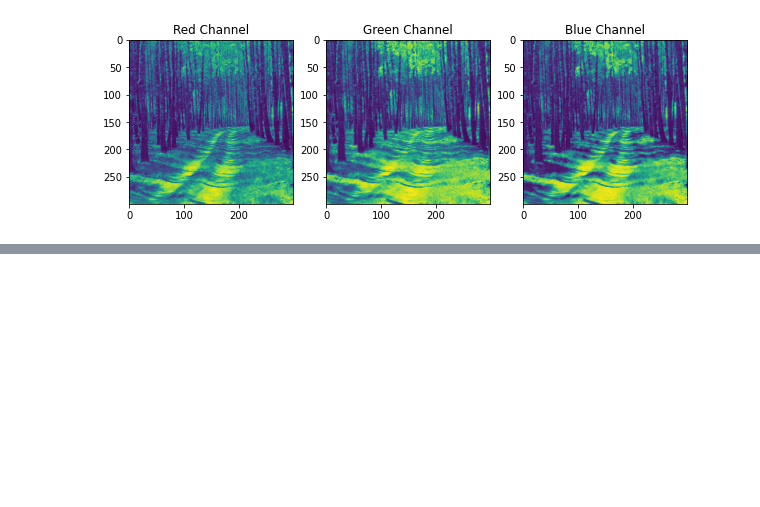
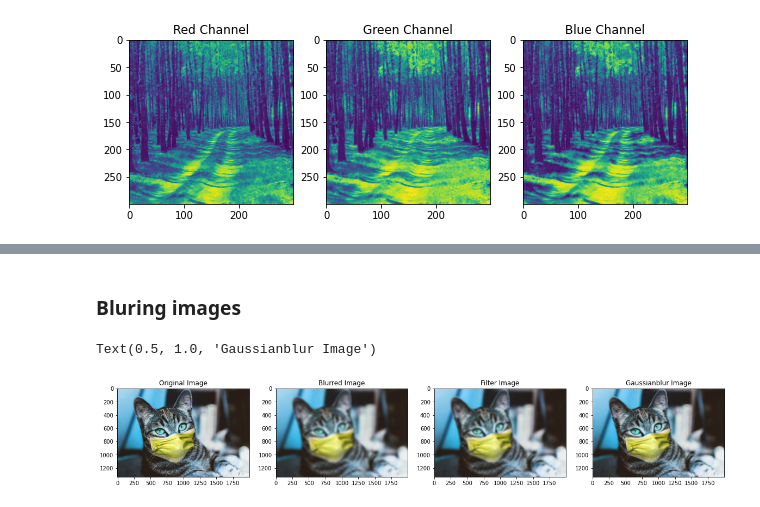
Before and after one commit to AkiaBurnett/Basic-Python, a Jupyter notebook: image_data_anaylsis.ipynb, the cells around one changed output, grey strips where cells are left out. Drawn from its saved outputs; the diff is of its cells as text; code cells hidden in the pictures; blank space fills up the shorter version.

```diff
--- a/image_data_anaylsis.ipynb
+++ b/image_data_anaylsis.ipynb
@@ -47,0 +80,28 @@ Text(0.5, 1.0, 'Blue Channel')
+# %% [markdown]
+### Bluring images
+# %%
+#blurring images
+img_blur = cv2.blur(img_cat,(40,40)) #40,40 is a a window of pixels that blur one at a time
+img_filter = cv2.boxFilter(img_cat,-5,(30,30), normalize=True)
+img_gaussianfilter = cv2.GaussianBlur(img_cat,(41,41), cv2.BORDER_DEFAULT) #blurs the background
+
+plt.figure(figsize=(20,20))
+plt.subplot(1,4,1)
+plt.imshow(img_cat)
+plt.gca().set_title("Original Image")
+
+plt.subplot(1,4,2)
+plt.imshow(img_blur)
+plt.gca().set_title("Blurred Image")
+
+
+plt.subplot(1,4,3)
+plt.imshow(img_filter)
+plt.gca().set_title("Filter Image")
+
+plt.subplot(1,4,4)
+plt.imshow(img_gaussianfilter)
+plt.gca().set_title("Gaussianblur Image")
+# %% [output]
+Text(0.5, 1.0, 'Gaussianblur Image')
+[figure, added]
```
Also changed, not shown: parts of 7 cells of this notebook.
